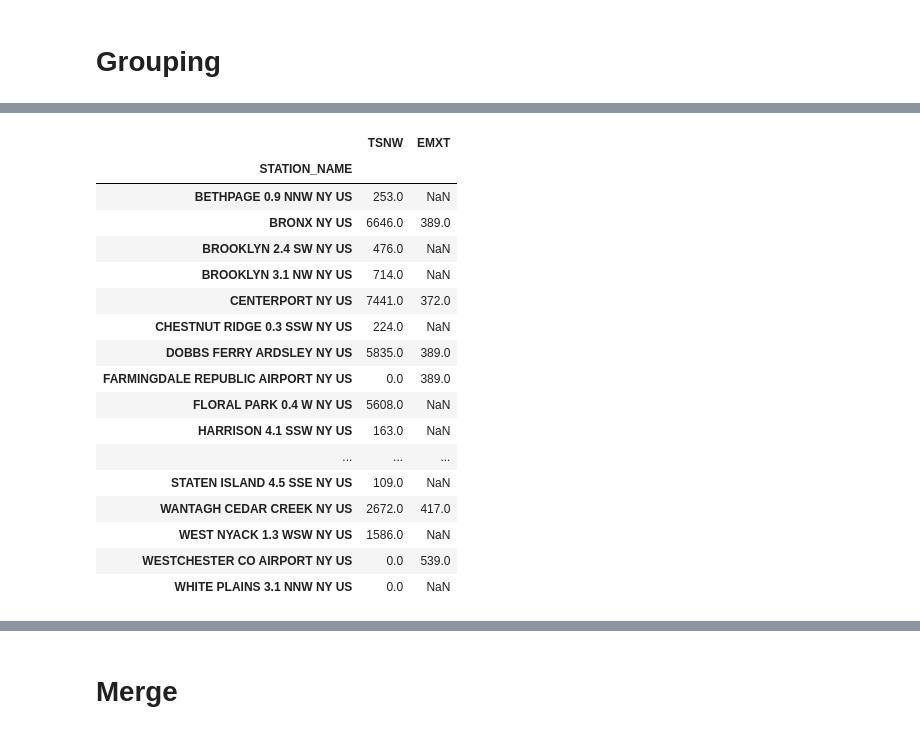
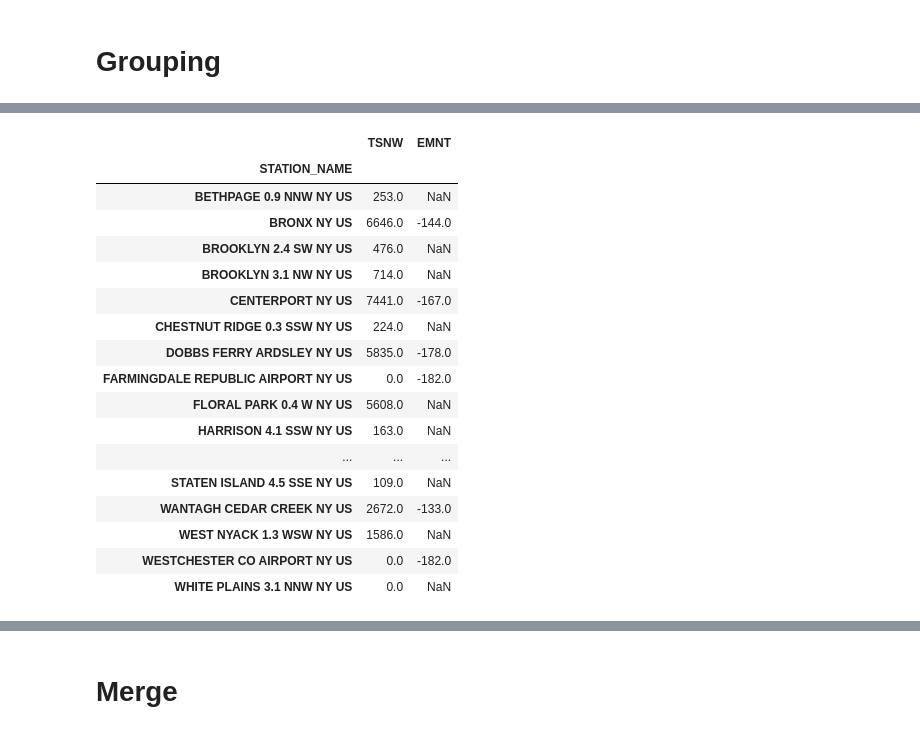
Before and after one commit to amspython/ams_tutorials, a Jupyter notebook: ams2018.ipynb, the cells around one changed output, grey strips where cells are left out. Saved outputs shown, nothing was run; the diff lists cells and outputs as text; code cells hidden in the pictures.

```diff
--- a/ams2018.ipynb
+++ b/ams2018.ipynb
@@ -264,22 +345,22 @@ by_station.count().head() #how many of each record
 # %%
-#how much total snow in each station?
-by_station.agg({'TSNW':np.sum,'EMXT':np.max})
+ #compute total snow and min temperature in each station
+by_station.agg({'TSNW':np.sum,'EMNT':np.min})
 # %% [output]
-|  | TSNW | EMXT |
+|  | TSNW | EMNT |
 | STATION_NAME |  |  |
 | BETHPAGE 0.9 NNW NY US | 253.0 | NaN |
-| BRONX NY US | 6646.0 | 389.0 |
+| BRONX NY US | 6646.0 | -144.0 |
 | BROOKLYN 2.4 SW NY US | 476.0 | NaN |
 | BROOKLYN 3.1 NW NY US | 714.0 | NaN |
-| CENTERPORT NY US | 7441.0 | 372.0 |
+| CENTERPORT NY US | 7441.0 | -167.0 |
 | CHESTNUT RIDGE 0.3 SSW NY US | 224.0 | NaN |
-| DOBBS FERRY ARDSLEY NY US | 5835.0 | 389.0 |
-| FARMINGDALE REPUBLIC AIRPORT NY US | 0.0 | 389.0 |
+| DOBBS FERRY ARDSLEY NY US | 5835.0 | -178.0 |
+| FARMINGDALE REPUBLIC AIRPORT NY US | 0.0 | -182.0 |
 | FLORAL PARK 0.4 W NY US | 5608.0 | NaN |
 | HARRISON 4.1 SSW NY US | 163.0 | NaN |
 | ... | ... | ... |
 | STATEN ISLAND 4.5 SSE NY US | 109.0 | NaN |
-| WANTAGH CEDAR CREEK NY US | 2672.0 | 417.0 |
+| WANTAGH CEDAR CREEK NY US | 2672.0 | -133.0 |
 | WEST NYACK 1.3 WSW NY US | 1586.0 | NaN |
-| WESTCHESTER CO AIRPORT NY US | 0.0 | 539.0 |
+| WESTCHESTER CO AIRPORT NY US | 0.0 | -182.0 |
 | WHITE PLAINS 3.1 NNW NY US | 0.0 | NaN |
```
Also changed, not shown: parts of 70 cells of this notebook, 5 other files.
